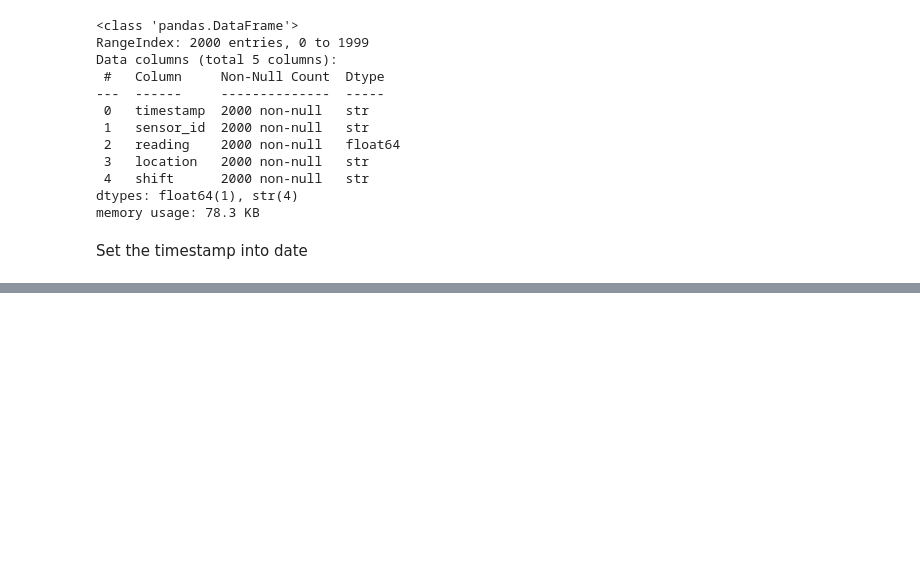
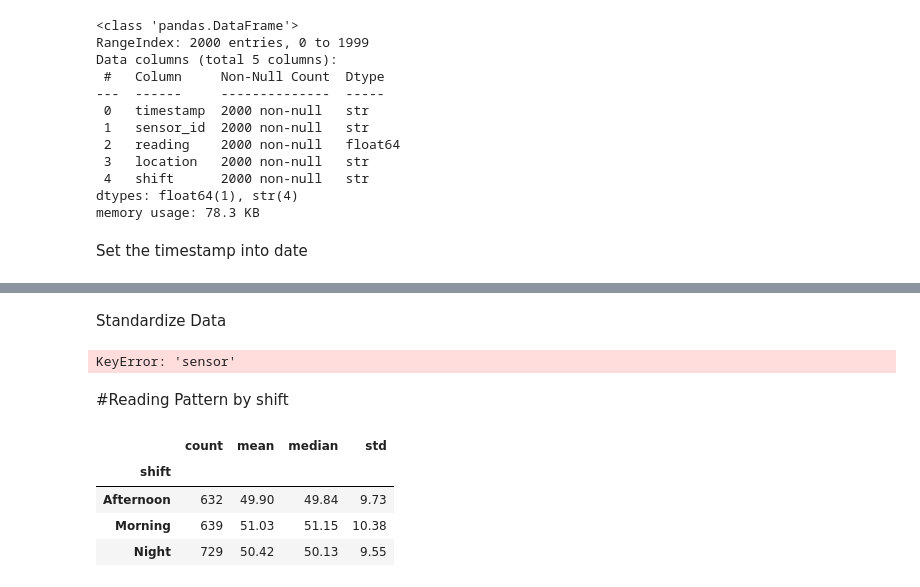
Before and after one commit to Ingrido-20/Data_Analytics_Week_2, a Jupyter notebook: Data_processing.ipynb, the cells around one changed output, grey strips where cells are left out. Drawn from its saved outputs; the diff is of its cells as text; code cells hidden in the pictures; blank space fills up the shorter version.

```diff
--- a/Data_processing.ipynb
+++ b/Data_processing.ipynb
@@ -70,0 +140,32 @@ sensor_profile = pd.DataFrame({
+# %% [markdown]
+Standardize Data
+# %%
+sensor_df['location_clean'] = sensor_df['location'].replace({
+    'MBA': 'Mombasa',
+    'NRB': 'Nairobi',
+    'KSM': 'Kisumu'})
+sensor_df['sensor_clean'] = sensor_df['sensor'].replace({
+    'temp_1': 'Tempereature_sensor',
+    'PI': 'Pressure_01',
+    'TEMP_SENS': 'Temperature_sensor',}
+    )
+display (sensor_df.head(15))
+display (sensor_df['location_clean'].value_counts())
+display (sensor_df['sensor_clean'].value_counts(normalize=True).to_frame(name='percentage'))
+# %% [output]
+KeyError: 'sensor'
+# %% [markdown]
+#Reading Pattern by shift
+# %%
+sensor_shift_summary = (
+    sensor_df.groupby("shift")["reading"]
+    .agg(["count", "mean", "median", "std",])
+    .round(2)
+)
+sensor_shift_summary
+# %% [output]
+|  | count | mean | median | std |
+| shift |  |  |  |  |
+| Afternoon | 632 | 49.90 | 49.84 | 9.73 |
+| Morning | 639 | 51.03 | 51.15 | 10.38 |
+| Night | 729 | 50.42 | 50.13 | 9.55 |
```
Also changed, not shown: parts of 13 cells of this notebook.
